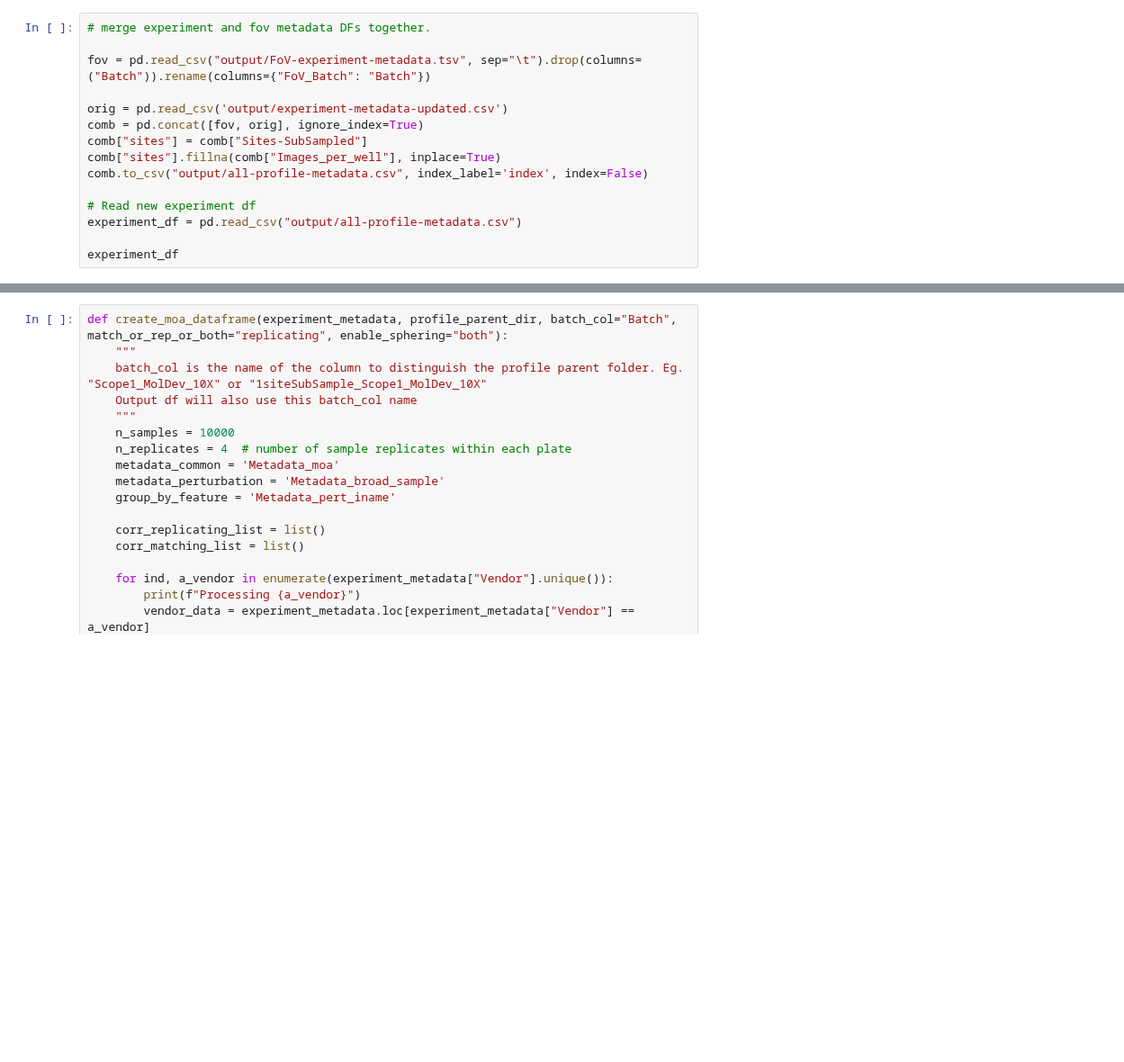
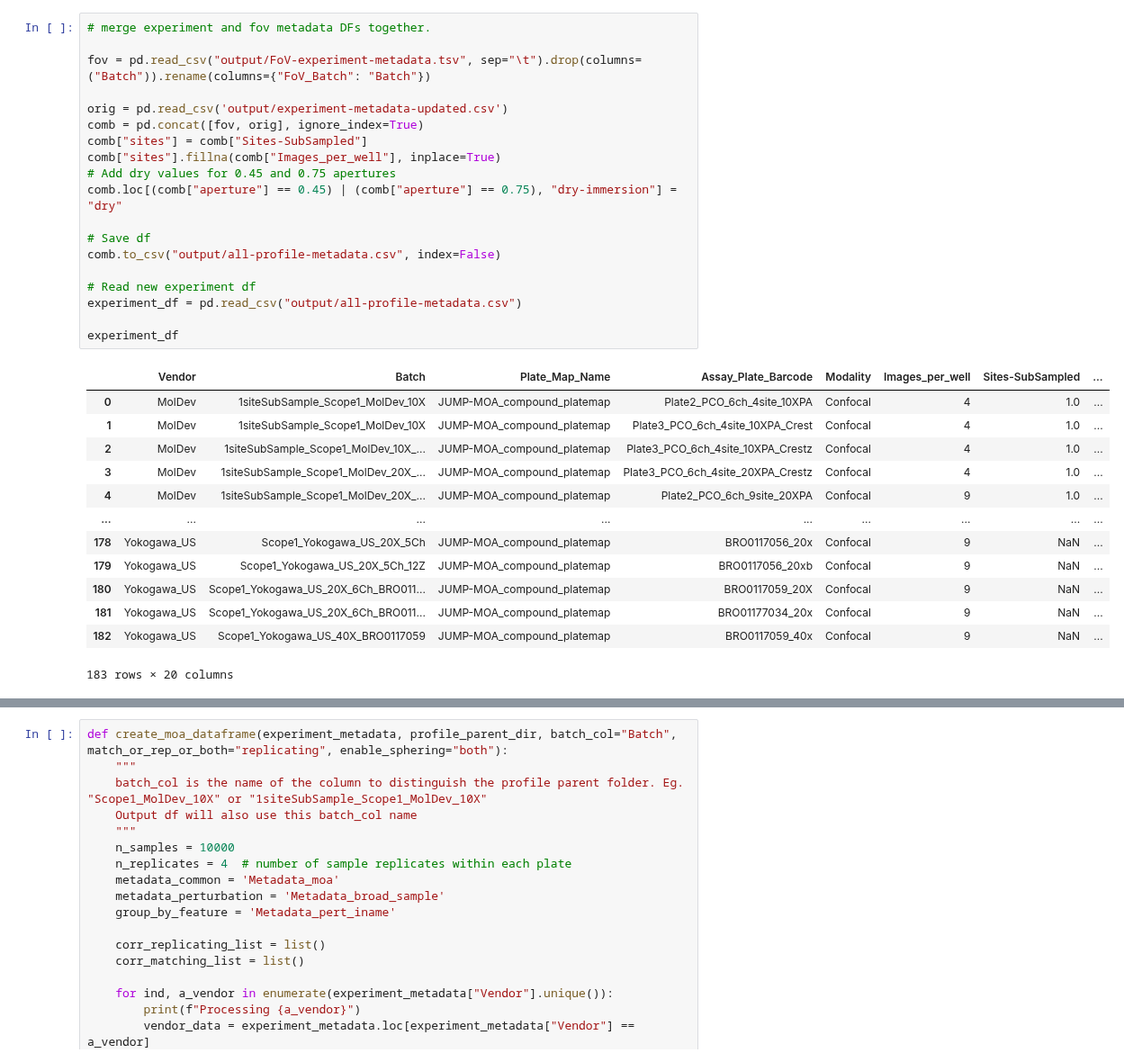
Before and after one commit to jump-cellpainting/jump-scope-analysis, a Jupyter notebook: data-processing.ipynb, the cells around one changed output, grey strips where cells are left out. Shown at 90% size. Drawn from its saved outputs; the diff is of its cells as text; blank space fills up the shorter version.

```diff
--- a/data-processing.ipynb
+++ b/data-processing.ipynb
@@ -1,15 +8,33 @@
 # %%
 # merge experiment and fov metadata DFs together.
 
 fov = pd.read_csv("output/FoV-experiment-metadata.tsv", sep="\t").drop(columns=("Batch")).rename(columns={"FoV_Batch": "Batch"})
 
 orig = pd.read_csv('output/experiment-metadata-updated.csv')
 comb = pd.concat([fov, orig], ignore_index=True)
 comb["sites"] = comb["Sites-SubSampled"]
 comb["sites"].fillna(comb["Images_per_well"], inplace=True)
-comb.to_csv("output/all-profile-metadata.csv", index_label='index', index=False)
+# Add dry values for 0.45 and 0.75 apertures
+comb.loc[(comb["aperture"] == 0.45) | (comb["aperture"] == 0.75), "dry-immersion"] = "dry"
+
+# Save df
+comb.to_csv("output/all-profile-metadata.csv", index=False)
 
 # Read new experiment df
 experiment_df = pd.read_csv("output/all-profile-metadata.csv")
 
 experiment_df
+# %% [output]
+|  | Vendor | Batch | Plate_Map_Name | Assay_Plate_Barcode | Modality | Images_per_well | Sites-SubSampled | ... |
+| 0 | MolDev | 1siteSubSample_Scope1_MolDev_10X | JUMP-MOA_compound_platemap | Plate2_PCO_6ch_4site_10XPA | Confocal | 4 | 1.0 | ... |
+| 1 | MolDev | 1siteSubSample_Scope1_MolDev_10X | JUMP-MOA_compound_platemap | Plate3_PCO_6ch_4site_10XPA_Crest | Confocal | 4 | 1.0 | ... |
+| 2 | MolDev | 1siteSubSample_Scope1_MolDev_10X_... | JUMP-MOA_compound_platemap | Plate3_PCO_6ch_4site_10XPA_Crestz | Confocal | 4 | 1.0 | ... |
+| 3 | MolDev | 1siteSubSample_Scope1_MolDev_20X_... | JUMP-MOA_compound_platemap | Plate3_PCO_6ch_4site_20XPA_Crestz | Confocal | 4 | 1.0 | ... |
+| 4 | MolDev | 1siteSubSample_Scope1_MolDev_20X_... | JUMP-MOA_compound_platemap | Plate2_PCO_6ch_9site_20XPA | Confocal | 9 | 1.0 | ... |
+| ... | ... | ... | ... | ... | ... | ... | ... | ... |
+| 178 | Yokogawa_US | Scope1_Yokogawa_US_20X_5Ch | JUMP-MOA_compound_platemap | BRO0117056_20x | Confocal | 9 | NaN | ... |
+| 179 | Yokogawa_US | Scope1_Yokogawa_US_20X_5Ch_12Z | JUMP-MOA_compound_platemap | BRO0117056_20xb | Confocal | 9 | NaN | ... |
+| 180 | Yokogawa_US | Scope1_Yokogawa_US_20X_6Ch_BRO011... | JUMP-MOA_compound_platemap | BRO0117059_20X | Confocal | 9 | NaN | ... |
+| 181 | Yokogawa_US | Scope1_Yokogawa_US_20X_6Ch_BRO011... | JUMP-MOA_compound_platemap | BRO01177034_20x | Confocal | 9 | NaN | ... |
+| 182 | Yokogawa_US | Scope1_Yokogawa_US_40X_BRO0117059 | JUMP-MOA_compound_platemap | BRO0117059_40x | Confocal | 9 | NaN | ... |
+183 rows × 20 columns
```
Also changed, not shown: parts of 19 cells of this notebook.
